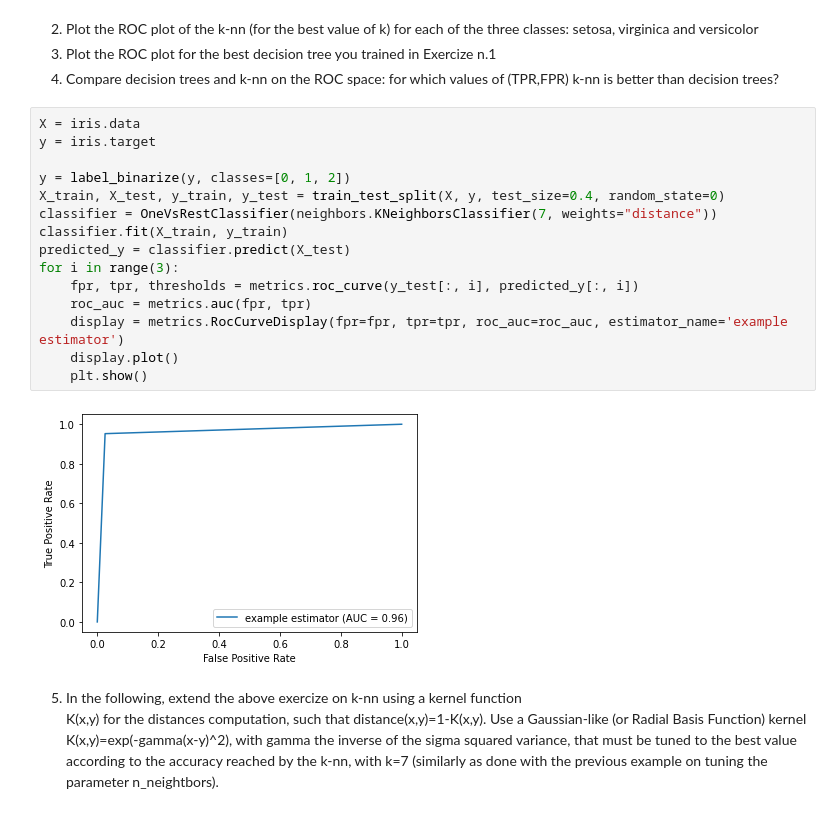
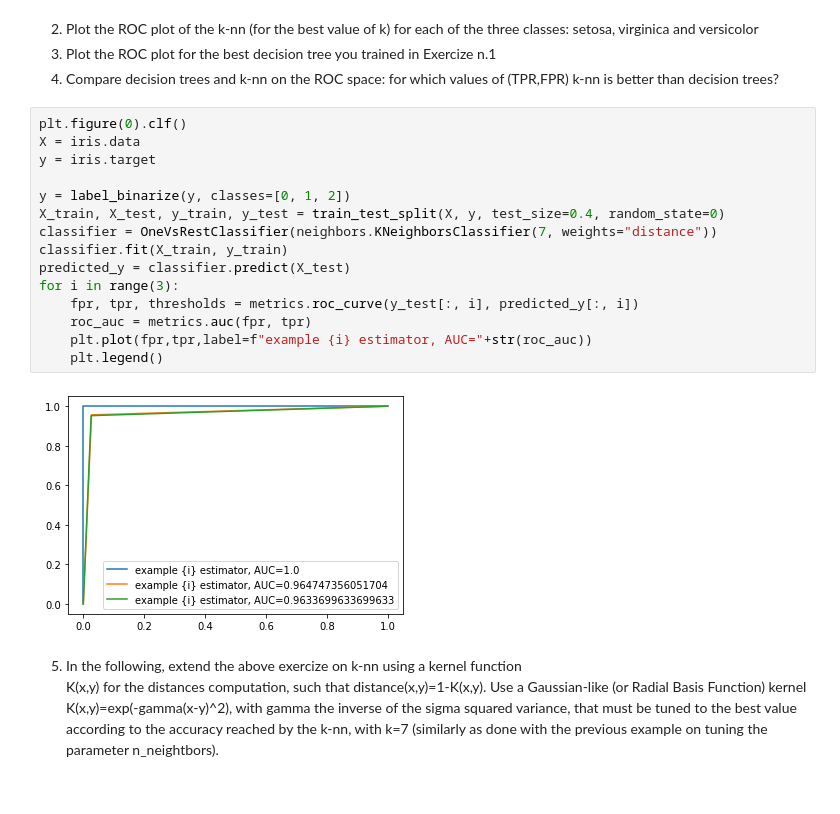
Before and after one commit to Fazzaa/ml_lab, a Jupyter notebook: knn/classification_iris_knn_aa_21_22.ipynb, the cells around one changed output. Drawn from its saved outputs; the diff is of its cells as text.

Commit message:
fixed roc plot

```diff
--- a/knn/classification_iris_knn_aa_21_22.ipynb
+++ b/knn/classification_iris_knn_aa_21_22.ipynb
@@ -328,22 +328,22 @@ Text(0, 0.5, 'Petal width')
 3. Plot the ROC plot for the best decision tree you trained in Exercize n.1
 4. Compare decision trees and k-nn on the ROC space: for which values of (TPR,FPR) k-nn is better than decision trees?
 # %%
+plt.figure(0).clf()
 X = iris.data
 y = iris.target
 
 y = label_binarize(y, classes=[0, 1, 2])
 X_train, X_test, y_train, y_test = train_test_split(X, y, test_size=0.4, random_state=0)
 classifier = OneVsRestClassifier(neighbors.KNeighborsClassifier(7, weights="distance"))
 classifier.fit(X_train, y_train)
 predicted_y = classifier.predict(X_test)
 for i in range(3):
 	fpr, tpr, thresholds = metrics.roc_curve(y_test[:, i], predicted_y[:, i])
 	roc_auc = metrics.auc(fpr, tpr)
-	display = metrics.RocCurveDisplay(fpr=fpr, tpr=tpr, roc_auc=roc_auc, estimator_name='example estimator')
-	display.plot()
-	plt.show()
+	plt.plot(fpr,tpr,label=f"example {i} estimator, AUC="+str(roc_auc))
+	plt.legend()
 # %% [output]
-[figure, old version]
+[figure, new version]
 # %% [markdown]
 5. In the following, extend the above exercize on k-nn using a kernel function
 K(x,y) for the distances computation, such that distance(x,y)=1-K(x,y).    Use a Gaussian-like (or Radial Basis Function) kernel K(x,y)=exp(-gamma(x-y)^2), with gamma the inverse of the sigma squared variance, that must be tuned to the best value according to the accuracy reached by the k-nn, with k=7 (similarly as done with the previous example on tuning the parameter n_neightbors).
```
